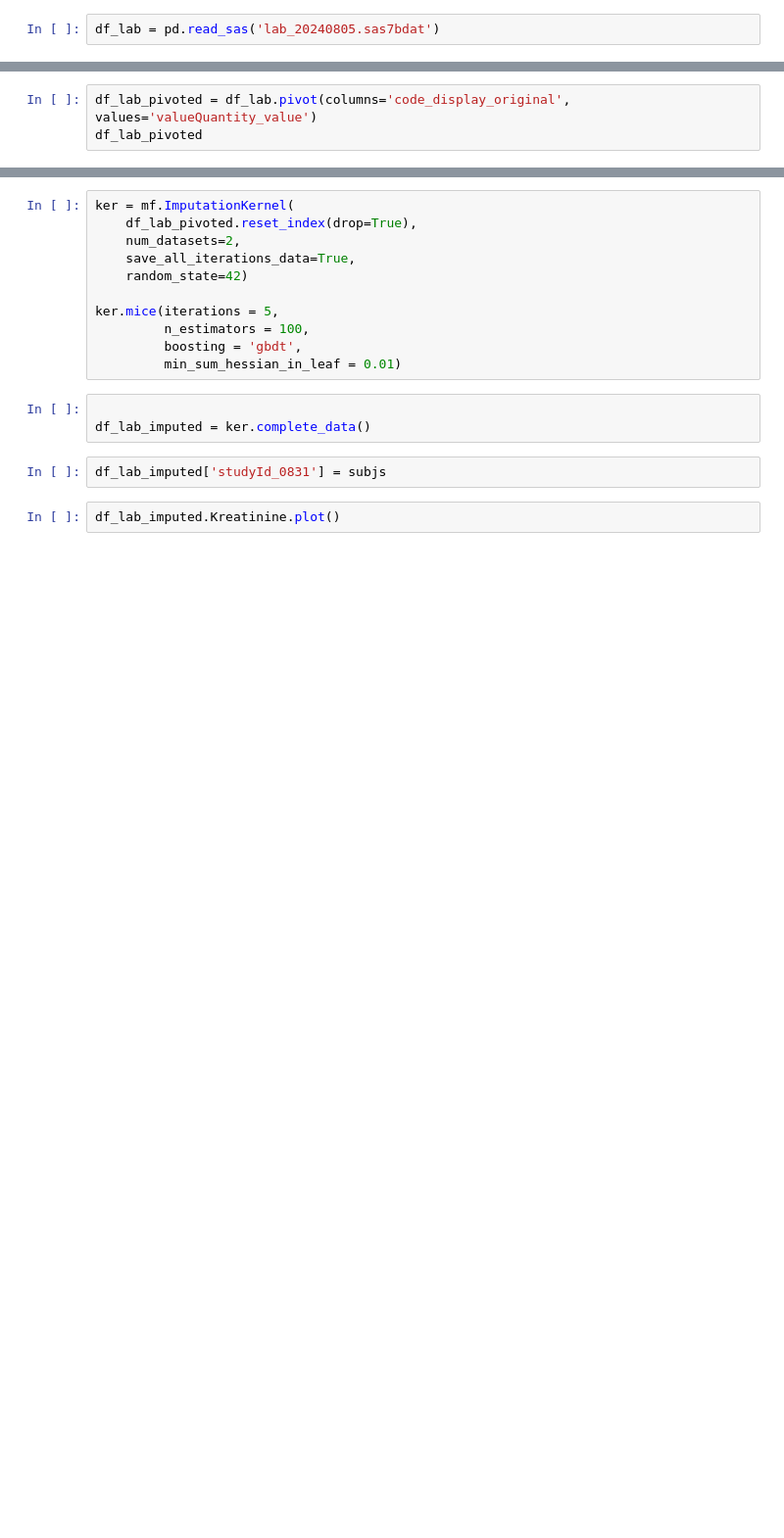
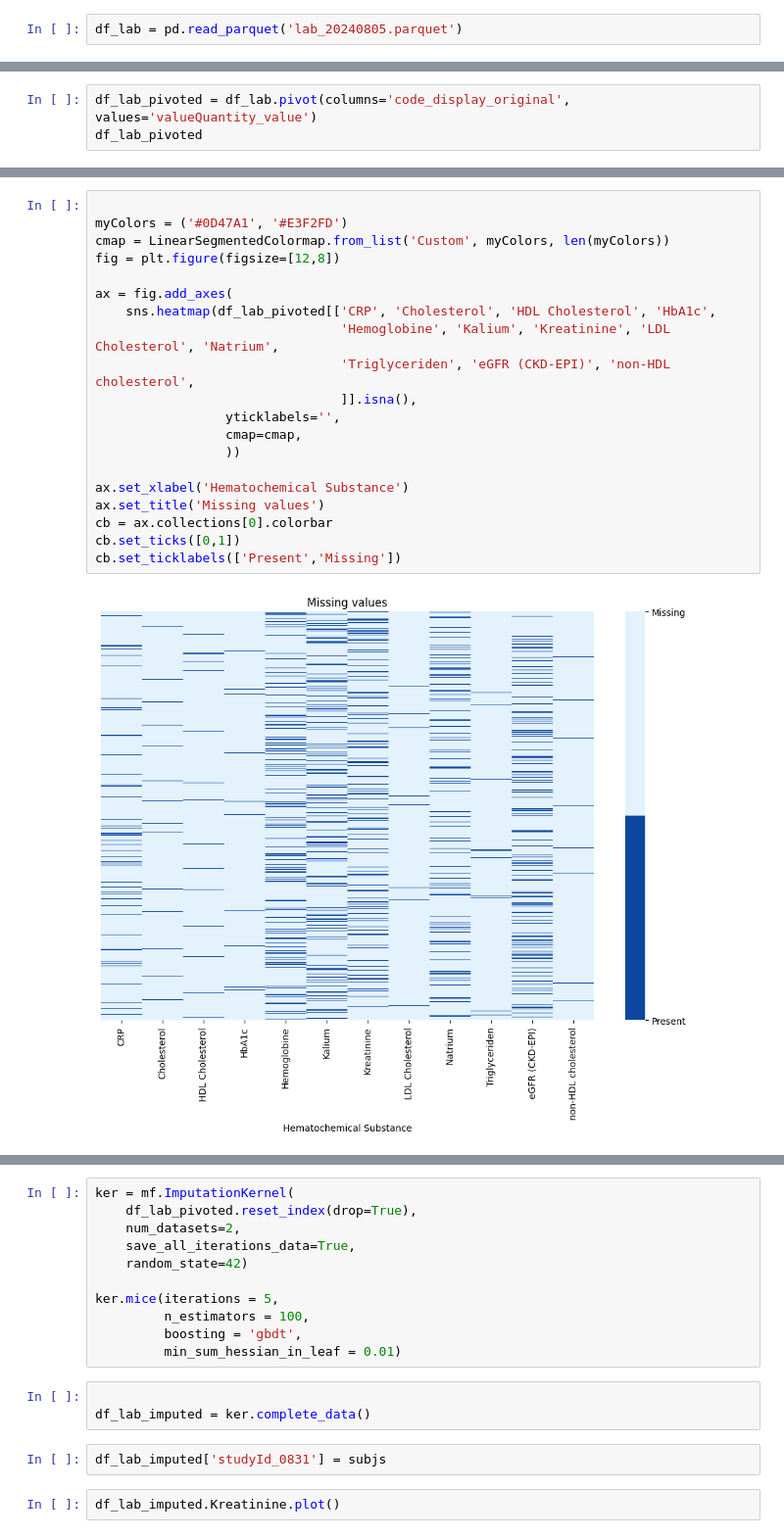
Before and after one commit to UPOD-datascience/ODIN, a Jupyter notebook: sandboxes/02_lab_meas/lab_meas.ipynb, the cells around one changed output, grey strips where cells are left out. Shown at 98% size. Drawn from its saved outputs; the diff is of its cells as text; blank space fills up the shorter version.

```diff
--- a/sandboxes/02_lab_meas/lab_meas.ipynb
+++ b/sandboxes/02_lab_meas/lab_meas.ipynb
@@ -12,4 +11,4 @@ import missingno
 # %%
 os.chdir(r'T:\lab_research\RES-Folder-UPOD\ODIN-UC4\E_ResearchData\2_ResearchData\20240805')
 # %%
-df_lab = pd.read_sas('lab_20240805.sas7bdat')
+df_lab = pd.read_parquet('lab_20240805.parquet')
@@ -62,0 +98,22 @@ missingno.matrix(df_lab_pivoted)
+# %%
+
+myColors = ('#0D47A1', '#E3F2FD')
+cmap = LinearSegmentedColormap.from_list('Custom', myColors, len(myColors))
+fig = plt.figure(figsize=[12,8])
+
+ax = fig.add_axes(
+    sns.heatmap(df_lab_pivoted[['CRP', 'Cholesterol', 'HDL Cholesterol', 'HbA1c',
+                                'Hemoglobine', 'Kalium', 'Kreatinine', 'LDL Cholesterol', 'Natrium',
+                                'Triglyceriden', 'eGFR (CKD-EPI)', 'non-HDL cholesterol',
+                                ]].isna(),
+                 yticklabels='',
+                 cmap=cmap,
+                 ))
+
+ax.set_xlabel('Hematochemical Substance')
+ax.set_title('Missing values')
+cb = ax.collections[0].colorbar
+cb.set_ticks([0,1])
+cb.set_ticklabels(['Present','Missing'])
+# %% [output]
+[figure, added]
```
Also changed, not shown: parts of 31 cells of this notebook, 1 other file.
